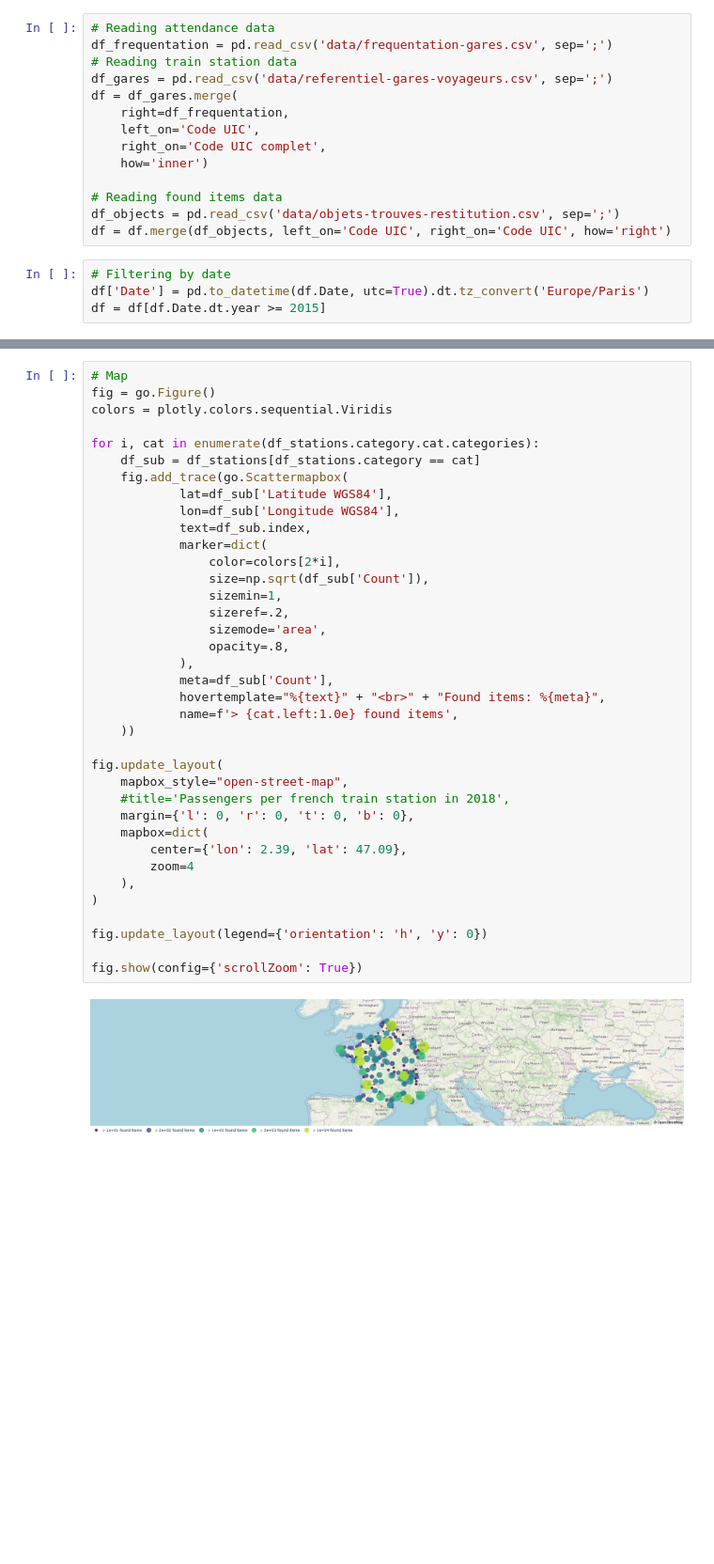
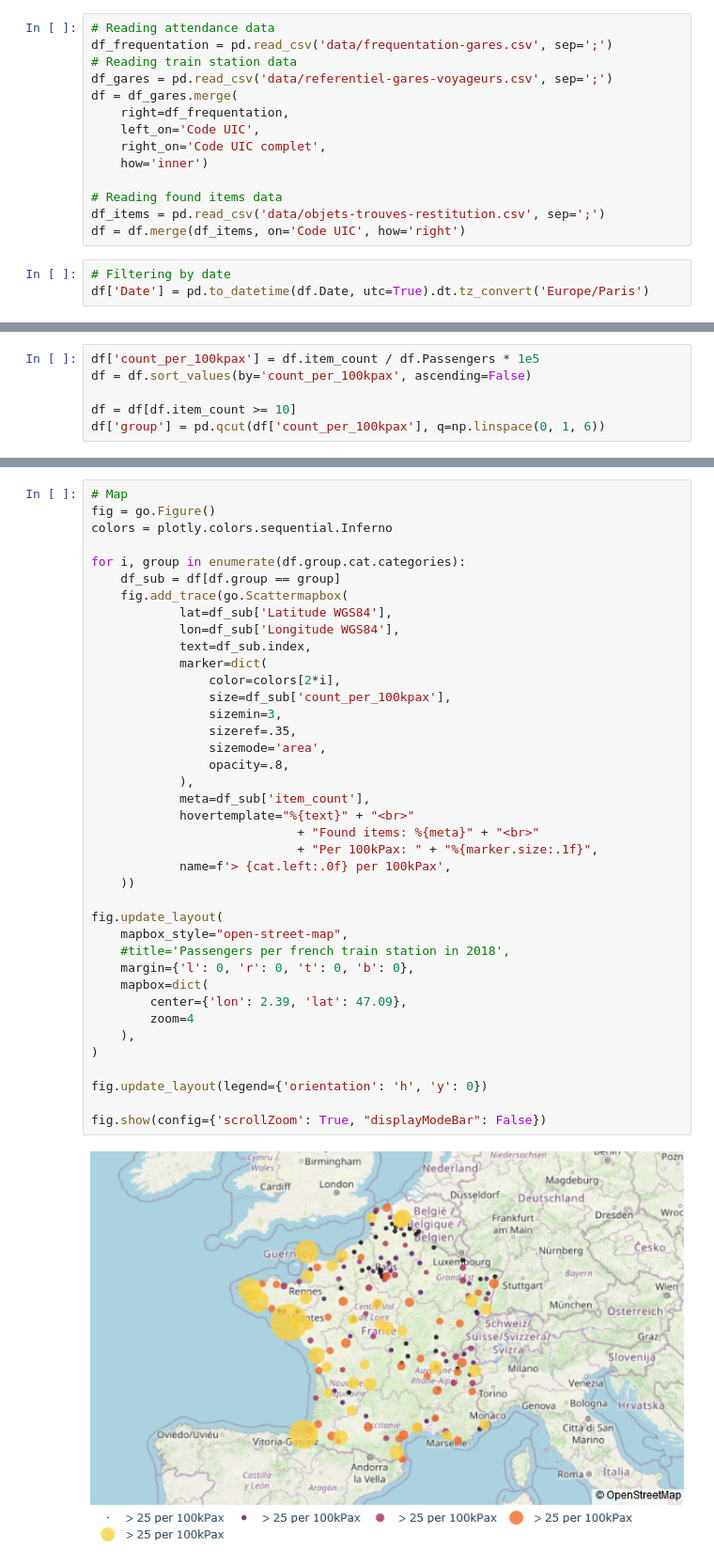
Before and after one commit to hugolmn/dataviz, a Jupyter notebook: SNCF_found_item_2.ipynb, the cells around one changed output, grey strips where cells are left out. Shown at 94% size. Saved outputs shown, nothing was run; the diff lists cells and outputs as text; blank space fills up the shorter version.

Commit message:
Updated found item 2

```diff
--- a/SNCF_found_item_2.ipynb
+++ b/SNCF_found_item_2.ipynb
@@ -16,9 +17,8 @@ df = df_gares.merge(
     how='inner')
 
 # Reading found items data
-df_objects = pd.read_csv('data/objets-trouves-restitution.csv', sep=';')
-df = df.merge(df_objects, left_on='Code UIC', right_on='Code UIC', how='right')
+df_items = pd.read_csv('data/objets-trouves-restitution.csv', sep=';')
+df = df.merge(df_items, on='Code UIC', how='right')
 # %%
 # Filtering by date
 df['Date'] = pd.to_datetime(df.Date, utc=True).dt.tz_convert('Europe/Paris')
-df = df[df.Date.dt.year >= 2015]
@@ -116,0 +40,6 @@ df_stations['category'] = pd.cut(df_stations['Count'], bins=[1e1, 2.5e2, 1e3, 5e
+# %%
+df['count_per_100kpax'] = df.item_count / df.Passengers * 1e5
+df = df.sort_values(by='count_per_100kpax', ascending=False)
+
+df = df[df.item_count >= 10]
+df['group'] = pd.qcut(df['count_per_100kpax'], q=np.linspace(0, 1, 6))
@@ -117,39 +63,41 @@ df_stations['category'] = pd.cut(df_stations['Count'], bins=[1e1, 2.5e2, 1e3, 5e
 # %%
 # Map
 fig = go.Figure()
-colors = plotly.colors.sequential.Viridis
+colors = plotly.colors.sequential.Inferno
 
-for i, cat in enumerate(df_stations.category.cat.categories):
-    df_sub = df_stations[df_stations.category == cat]
+for i, group in enumerate(df.group.cat.categories):
+    df_sub = df[df.group == group]
     fig.add_trace(go.Scattermapbox(
             lat=df_sub['Latitude WGS84'],
             lon=df_sub['Longitude WGS84'],
             text=df_sub.index,
             marker=dict(
                 color=colors[2*i],
-                size=np.sqrt(df_sub['Count']),
-                sizemin=1,
-                sizeref=.2,
+                size=df_sub['count_per_100kpax'],
+                sizemin=3,
+                sizeref=.35,
                 sizemode='area',
                 opacity=.8,
             ),
-            meta=df_sub['Count'],
-            hovertemplate="%{text}" + "<br>" + "Found items: %{meta}",
-            name=f'> {cat.left:1.0e} found items',
+            meta=df_sub['item_count'],
+            hovertemplate="%{text}" + "<br>"
+                            + "Found items: %{meta}" + "<br>"
+                            + "Per 100kPax: " + "%{marker.size:.1f}",
+            name=f'> {cat.left:.0f} per 100kPax',
     ))
 
 fig.update_layout(
     mapbox_style="open-street-map",
     #title='Passengers per french train station in 2018',
     margin={'l': 0, 'r': 0, 't': 0, 'b': 0},
     mapbox=dict(
         center={'lon': 2.39, 'lat': 47.09},
         zoom=4
     ),
 )
 
 fig.update_layout(legend={'orientation': 'h', 'y': 0})
 
-fig.show(config={'scrollZoom': True})
+fig.show(config={'scrollZoom': True, "displayModeBar": False})
 # %% [output]
-[figure, old version]
+[figure, new version]
```
Also changed, not shown: parts of 13 cells of this notebook.
